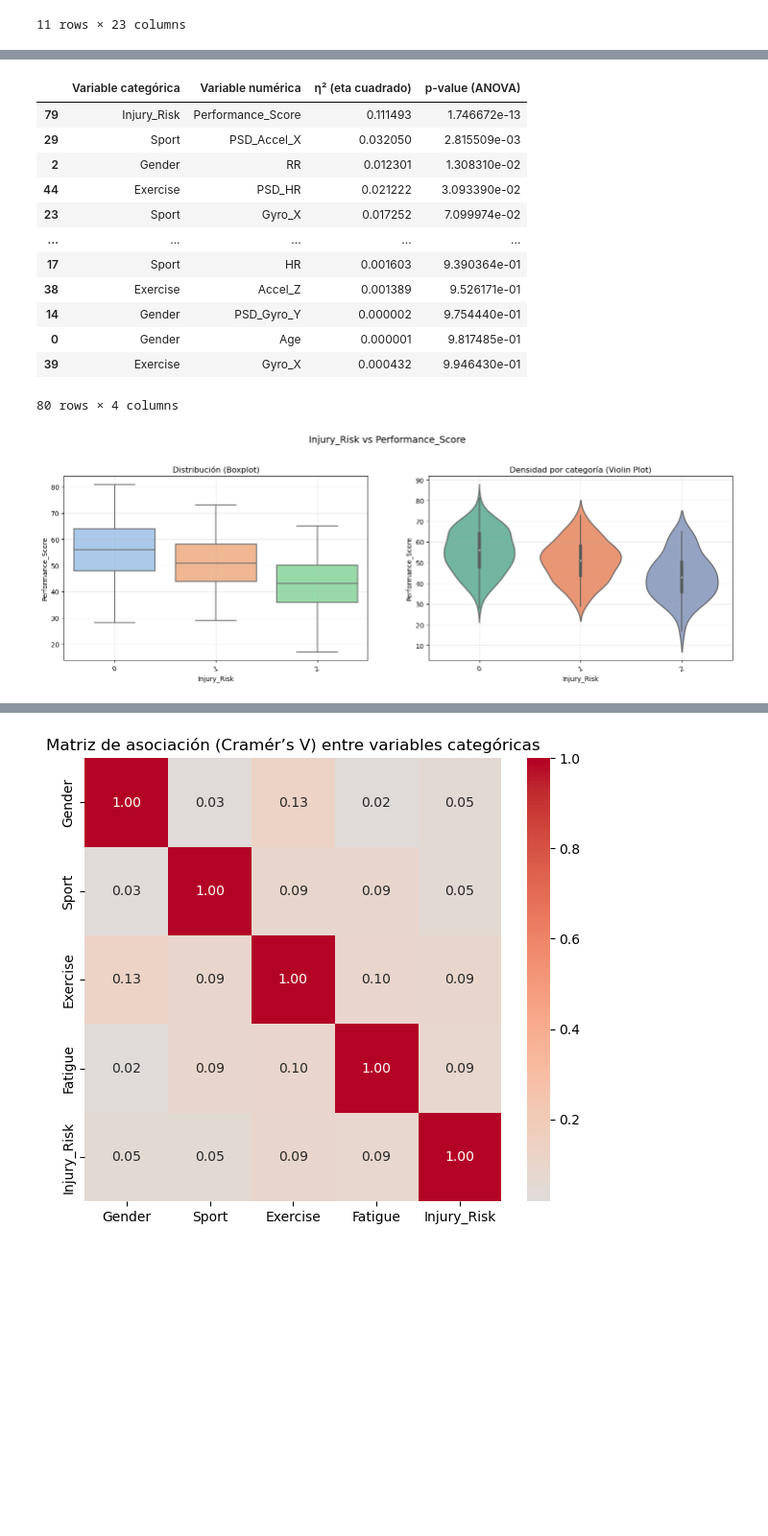
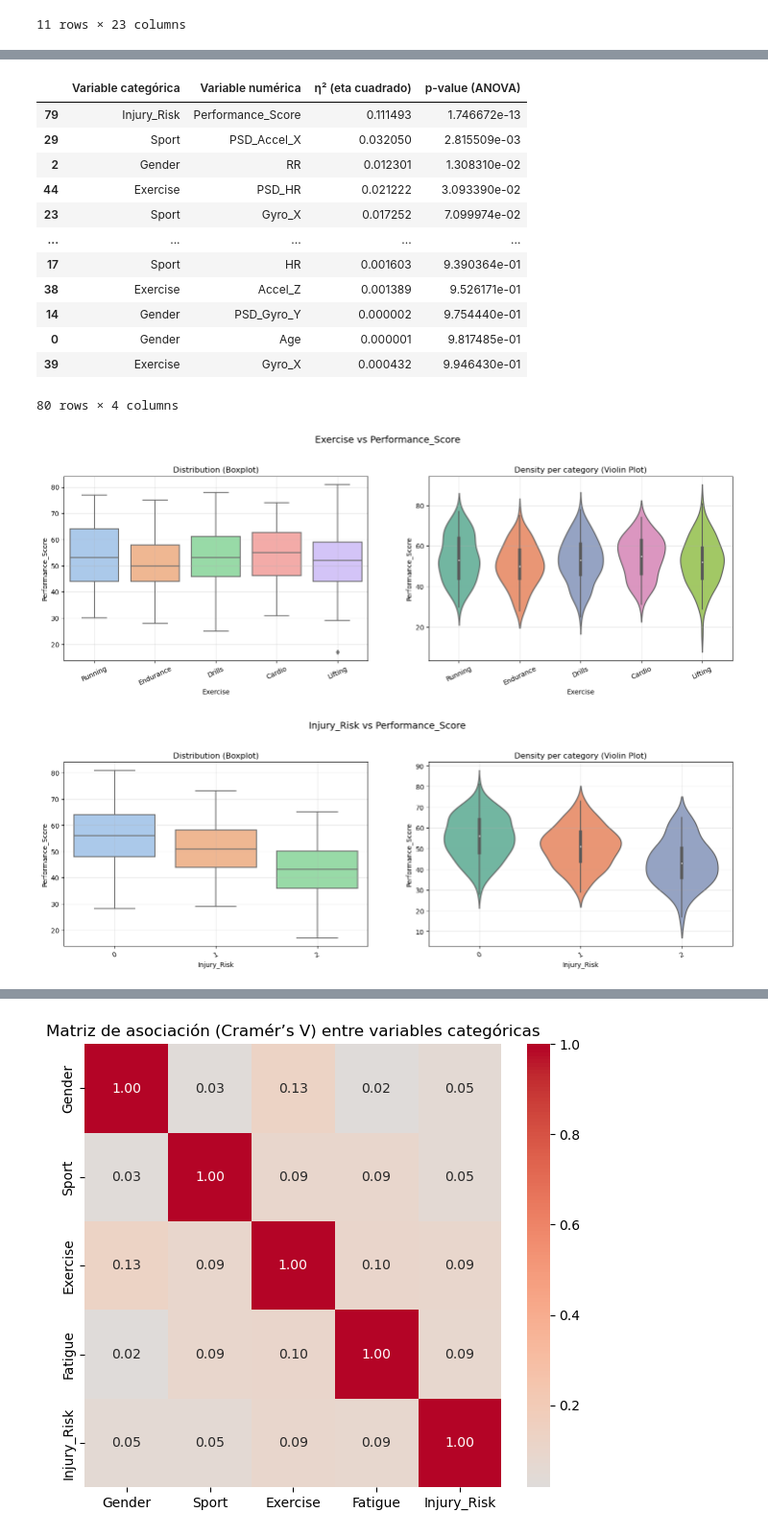
Before and after one commit to miguelnunez21/EDA-Proyectos-II, a Jupyter notebook: EDA_ProyectosII.ipynb, the cells around one changed output, grey strips where cells are left out. Shown at 96% size. Cells and saved outputs as stored; diff of their text form; code cells hidden in the pictures; blank space fills up the shorter version.

```diff
--- a/EDA_ProyectosII.ipynb
+++ b/EDA_ProyectosII.ipynb
@@ -290,6 +255,6 @@ memory usage: 90.0+ KB
 # %%
-sptr=pipe.convertir_ids(sptr)
-sptr = pipe.convertir_columnas_restantes(sptr)
+sptr = sptr.drop(columns=["Athlete_ID", "Session_ID"])
+sptr = pipe.convertir_columnas(sptr)
 
 sptr.describe(include='all')
 sptr.info()
@@ -528,35 +473,36 @@ def eta_squared_and_pvalue(df, categorical_cols):
 
     return results_df
 
 cat_cols = ["Gender", "Sport", "Exercise", "Fatigue", "Injury_Risk"]
 
 tabla_eta = eta_squared_and_pvalue(sptr, cat_cols)
 
 
 #pipe.plot_string_vs_numerical(sptr, "Sport", "Performance_Score")
-#pipe.plot_string_vs_numerical(sptr, "Exercise", "Performance_Score")
+pipe.plot_nominal_vs_numerical(sptr, "Exercise", "Performance_Score")
 #pipe.plot_string_vs_numerical(sptr, "Sport", "Duration")
 #pipe.plot_string_vs_numerical(sptr, "Sport", "HR")
 #pipe.plot_string_vs_numerical(sptr, "Sport", "RR")
 #pipe.plot_string_vs_numerical(sptr, "Sport", "Age")
 #pipe.plot_nominal_vs_numerical(sptr, "Sport", "PSD_Accel_X")
 
 pipe.plot_nominal_vs_numerical(sptr, "Injury_Risk", "Performance_Score")
 # %% [output]
 |  | Variable categórica | Variable numérica | η² (eta cuadrado) | p-value (ANOVA) |
 | 79 | Injury_Risk | Performance_Score | 0.111493 | 1.746672e-13 |
 | 29 | Sport | PSD_Accel_X | 0.032050 | 2.815509e-03 |
 | 2 | Gender | RR | 0.012301 | 1.308310e-02 |
 | 44 | Exercise | PSD_HR | 0.021222 | 3.093390e-02 |
 | 23 | Sport | Gyro_X | 0.017252 | 7.099974e-02 |
 | ... | ... | ... | ... | ... |
 | 17 | Sport | HR | 0.001603 | 9.390364e-01 |
 | 38 | Exercise | Accel_Z | 0.001389 | 9.526171e-01 |
 | 14 | Gender | PSD_Gyro_Y | 0.000002 | 9.754440e-01 |
 | 0 | Gender | Age | 0.000001 | 9.817485e-01 |
 | 39 | Exercise | Gyro_X | 0.000432 | 9.946430e-01 |
 80 rows × 4 columns
-[figure, old version]
+[figure, new version]
+[figure, added]
 # %%
 
 num_cols = sptr.select_dtypes(include=["int64", "float64"]).columns
```
Also changed, not shown: parts of 10 cells of this notebook, 1 other file.
